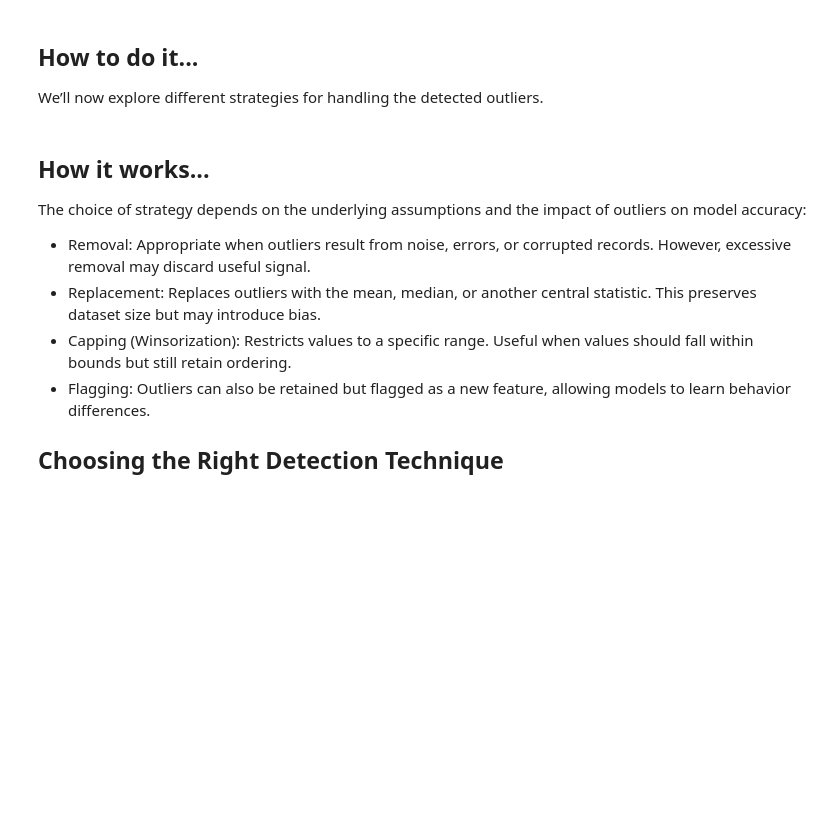
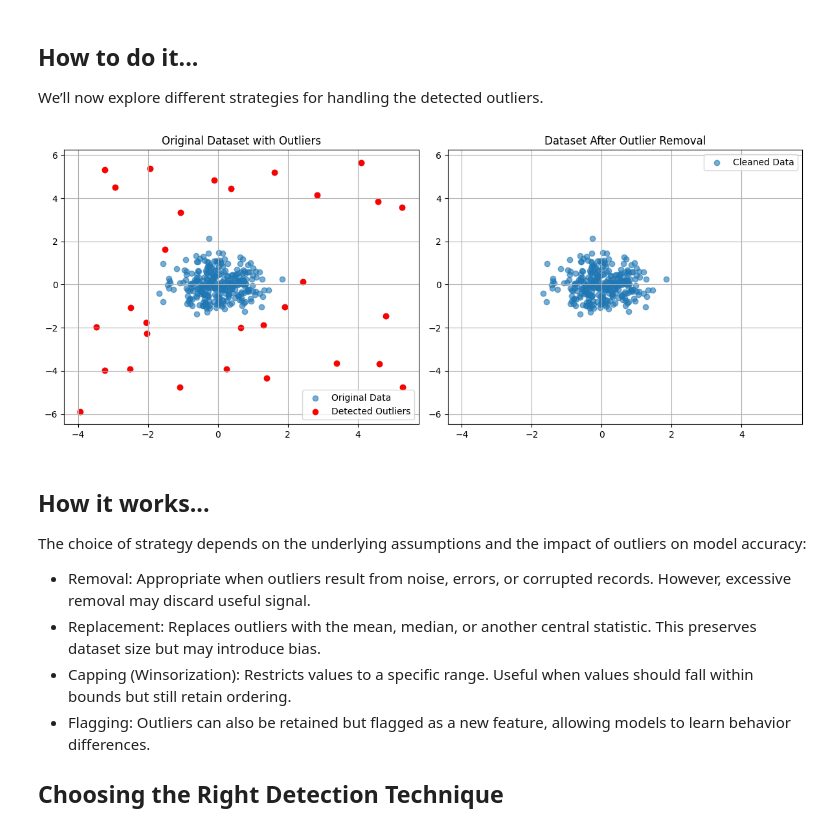
Before and after one commit to PacktPublishing/Scikit-Learn-Cookbook-Third-Edition, a Jupyter notebook: Chapter 11 Outlier and Novelty Detection.ipynb, the cells around one changed output. Cells and saved outputs as stored; diff of their text form; code cells hidden in the pictures; blank space fills up the shorter version.

```diff
--- a/Chapter 11 Outlier and Novelty Detection.ipynb
+++ b/Chapter 11 Outlier and Novelty Detection.ipynb
@@ -339,37 +366,43 @@ We’ll now explore different strategies for handling the detected outliers.
 # %%
 # Remove outliers from the dataset
 X_cleaned = X[~outlier_mask]
 
 # Replace outliers with the feature-wise median
 X_replaced = X.copy()
 median_vals = np.median(X[~outlier_mask], axis=0)
 X_replaced[outlier_mask] = median_vals
 
 # Cap outliers to specified bounds (winsorization)
 X_df = pd.DataFrame(X, columns=['feature1', 'feature2'])
 X_capped = X_df.copy()
 for col in X_df.columns:
     lower = X_df[col].quantile(0.05)
     upper = X_df[col].quantile(0.95)
     X_capped[col] = X_df[col].clip(lower=lower, upper=upper)
 
-# Visualize original and cleaned datasets
+# Visualize original and cleaned datasets with matched axes
 plt.figure(figsize=(12, 5))
-plt.subplot(1, 2, 1)
-plt.scatter(X[:, 0], X[:, 1], label='Original Data', alpha=0.6)
-plt.scatter(X[outlier_mask][:, 0], X[outlier_mask][:, 1], color='red', label='Detected Outliers')
-plt.title('Original Dataset with Outliers')
-plt.legend()
-plt.grid(True)
 
-plt.subplot(1, 2, 2)
-plt.scatter(X_cleaned[:, 0], X_cleaned[:, 1], label='Cleaned Data', alpha=0.6)
-plt.title('Dataset After Outlier Removal')
-plt.legend()
-plt.grid(True)
+ax1 = plt.subplot(1, 2, 1)
+ax1.scatter(X[:, 0], X[:, 1], label='Original Data', alpha=0.6)
+ax1.scatter(X[outlier_mask][:, 0], X[outlier_mask][:, 1], color='red', label='Detected Outliers')
+ax1.set_title('Original Dataset with Outliers')
+ax1.legend()
+ax1.grid(True)
+
+ax2 = plt.subplot(1, 2, 2)
+ax2.scatter(X_cleaned[:, 0], X_cleaned[:, 1], label='Cleaned Data', alpha=0.6)
+ax2.set_title('Dataset After Outlier Removal')
+ax2.legend()
+ax2.grid(True)
+
+ax2.set_xlim(ax1.get_xlim())
+ax2.set_ylim(ax1.get_ylim())
 
 plt.tight_layout()
 plt.show()
+# %% [output]
+[figure, added]
 # %% [markdown]
 ## How it works...
 The choice of strategy depends on the underlying assumptions and the impact of outliers on model accuracy:
```
Also changed, not shown: parts of 12 cells of this notebook.
